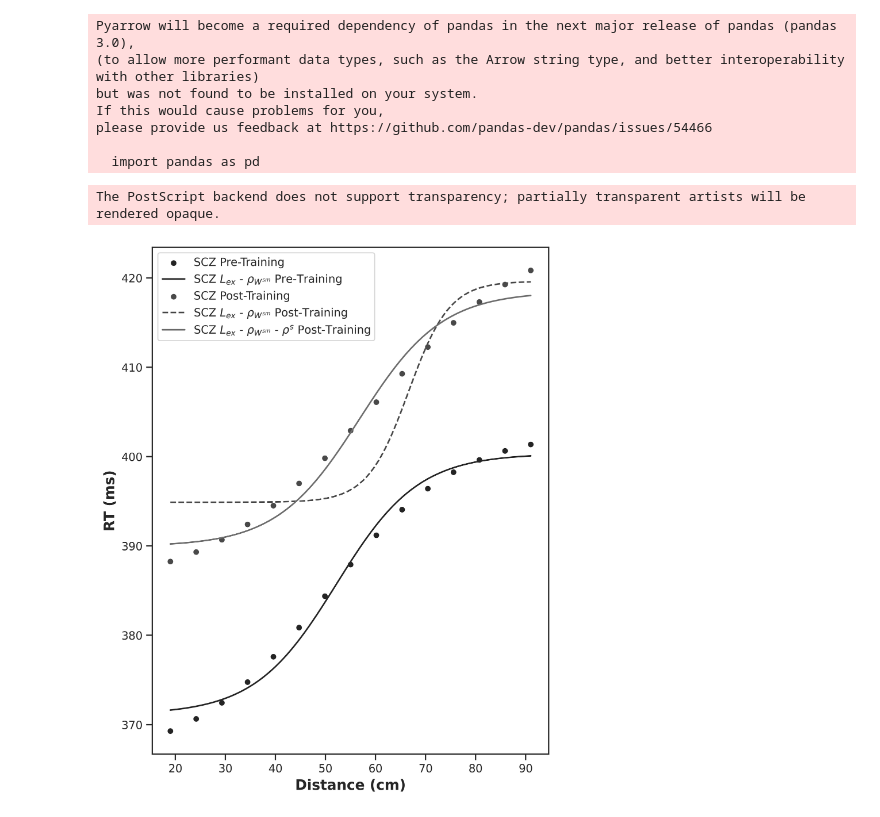
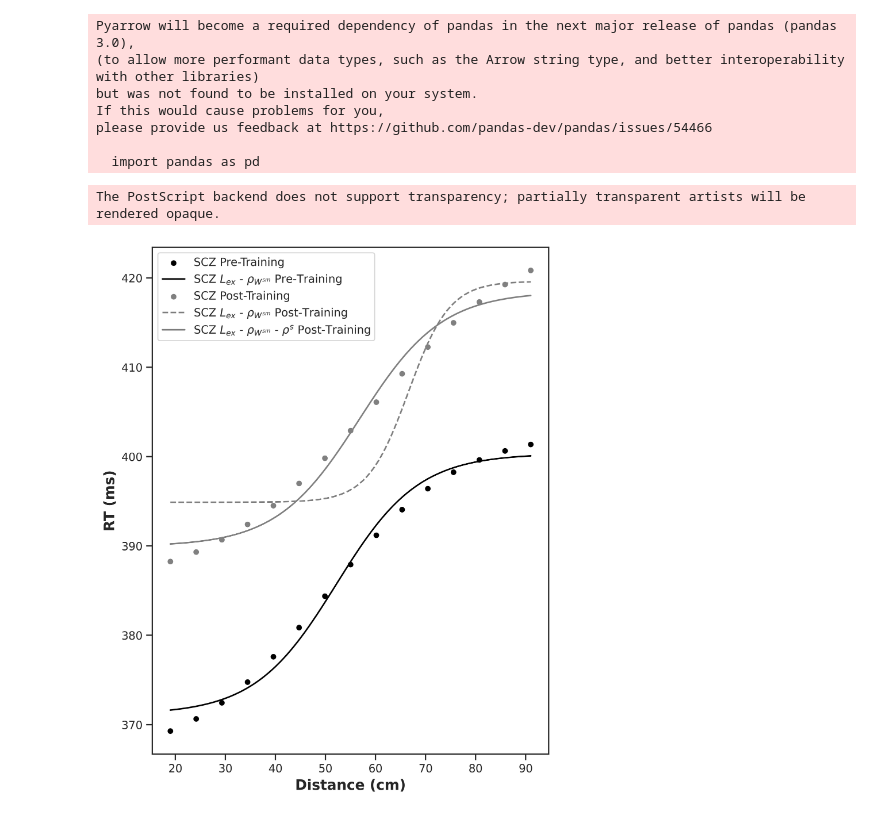
Before and after one commit to renatoparedes/SCZ_PPS_Expansion_Model, a Jupyter notebook: Fitting_Plots.ipynb, the cells around one changed output. Saved outputs shown, nothing was run; the diff lists cells and outputs as text; code cells hidden in the pictures.

```diff
--- a/Fitting_Plots.ipynb
+++ b/Fitting_Plots.ipynb
@@ -219,39 +219,41 @@ import seaborn as sns
 sns.set_context("paper")
 sns.set_theme(
     style="ticks",
-    palette="gray",
+    palette=["black", "grey", "grey"],
     rc={"axes.labelsize": 14, "axes.labelweight": "bold"},
 )
 # %%
 fig, axs = plt.subplots(1, 1, figsize=(7, 9), dpi=600)
 ax1 = plt.subplot(111)
 
 sns.scatterplot(x=a_distances, y=SCZ_RTs, label="SCZ Pre-Training", ax=ax1)
 sns.lineplot(
     x=model_a_distances,
     y=SCZ_Model_RTs_pre_fit,
     label="SCZ $L_{ex}$ - " + r"$\rho_{{W}^{sm}}$ Pre-Training",
     ax=ax1,
 )
-sns.scatterplot(x=a_distances, y=SCZ_RTs_post, label="SCZ Post-Training", ax=ax1)
+sns.scatterplot(
+    x=a_distances, y=SCZ_RTs_post, label="SCZ Post-Training", ax=ax1, palette="gray"
+)
 sns.lineplot(
     x=model_a_distances,
     y=SCZ_Model_RTs_post_alter_fit,
     label="SCZ $L_{ex}$ - " + r"$\rho_{{W}^{sm}}$ Post-Training",
     ax=ax1,
     linestyle="--",
 )
 sns.lineplot(
     x=model_a_distances,
     y=SCZ_Model_RTs_post_fit,
     label="SCZ $L_{ex}$ - " + r"$\rho_{{W}^{sm}}$ - " + r"$\rho^{s}$ Post-Training",
     ax=ax1,
 )
 
 ax1.set_xlabel("Distance (cm)")
 ax1.set_ylabel("RT (ms)")
 
 fig.savefig("drafts/FIG3.eps", bbox_inches="tight", format="eps")
 # %% [output]
 The PostScript backend does not support transparency; partially transparent artists will be rendered opaque.
-[figure, old version]
+[figure, new version]
```
Also changed, not shown: 1 other file.
